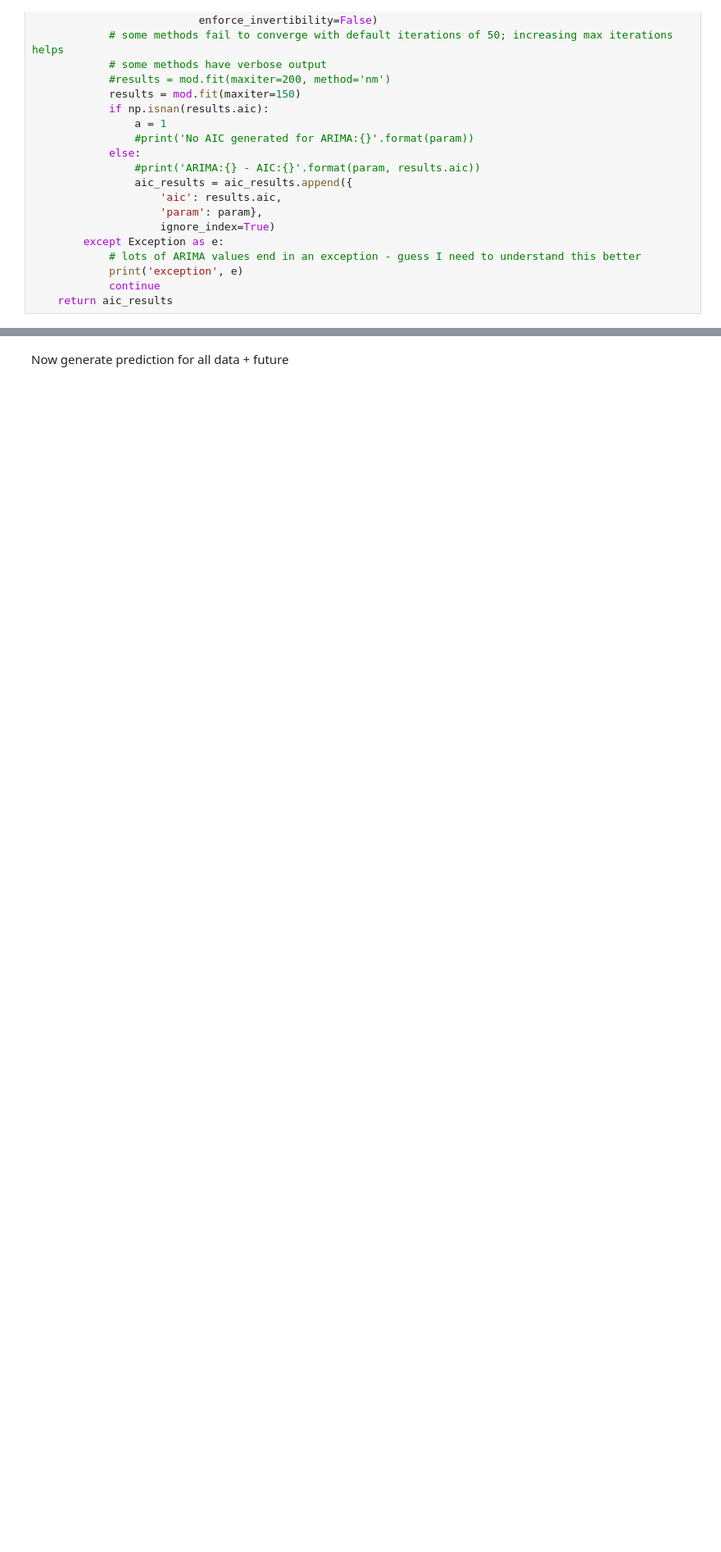
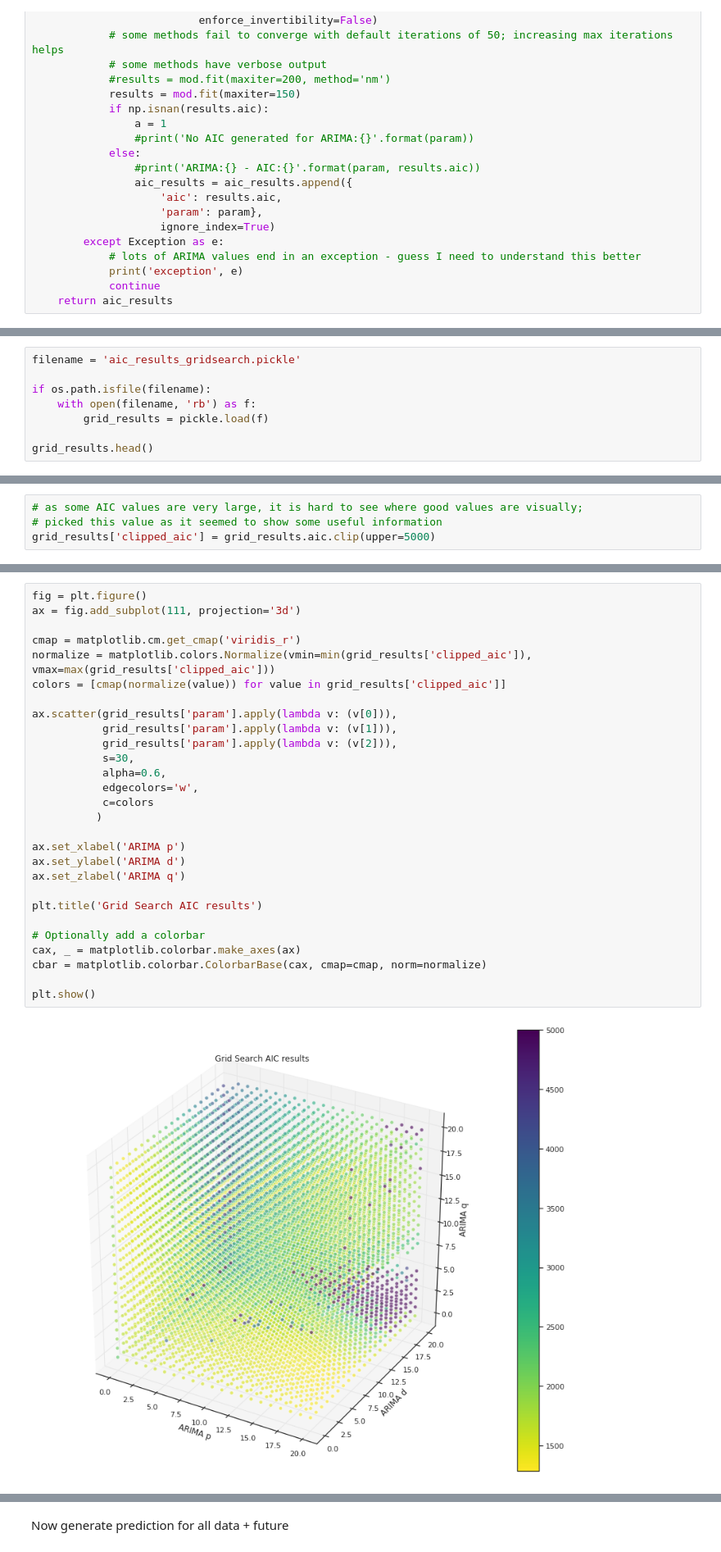
Before and after one commit to magic-lantern/forecasting, a Jupyter notebook: baby_name_analysis.ipynb, the cells around one changed output, grey strips where cells are left out. Shown at 82% size. Saved outputs shown, nothing was run; the diff lists cells and outputs as text; blank space fills up the shorter version.

Commit message:
Added visualization of ARIMA parameters and resulting AIC value

```diff
--- a/baby_name_analysis.ipynb
+++ b/baby_name_analysis.ipynb
@@ -528,0 +609,8 @@ print(num_processes, num_partitions)
+# %%
+filename = 'aic_results_gridsearch.pickle'
+
+if os.path.isfile(filename):
+    with open(filename, 'rb') as f:
+        grid_results = pickle.load(f)
+
+grid_results.head()
@@ -528,0 +624,4 @@ print(num_processes, num_partitions)
+# %%
+# as some AIC values are very large, it is hard to see where good values are visually;
+# picked this value as it seemed to show some useful information
+grid_results['clipped_aic'] = grid_results.aic.clip(upper=5000)
@@ -528,0 +634,30 @@ print(num_processes, num_partitions)
+# %%
+fig = plt.figure()
+ax = fig.add_subplot(111, projection='3d')
+
+cmap = matplotlib.cm.get_cmap('viridis_r')
+normalize = matplotlib.colors.Normalize(vmin=min(grid_results['clipped_aic']), vmax=max(grid_results['clipped_aic']))
+colors = [cmap(normalize(value)) for value in grid_results['clipped_aic']]
+
+ax.scatter(grid_results['param'].apply(lambda v: (v[0])),
+           grid_results['param'].apply(lambda v: (v[1])),
+           grid_results['param'].apply(lambda v: (v[2])),
+           s=30,
+           alpha=0.6,
+           edgecolors='w',
+           c=colors
+          )
+
+ax.set_xlabel('ARIMA p')
+ax.set_ylabel('ARIMA d')
+ax.set_zlabel('ARIMA q')
+
+plt.title('Grid Search AIC results')
+
+# Optionally add a colorbar
+cax, _ = matplotlib.colorbar.make_axes(ax)
+cbar = matplotlib.colorbar.ColorbarBase(cax, cmap=cmap, norm=normalize)
+
+plt.show()
+# %% [output]
+[figure, added]
```
Also changed, not shown: parts of 38 cells of this notebook, 1 other file.
